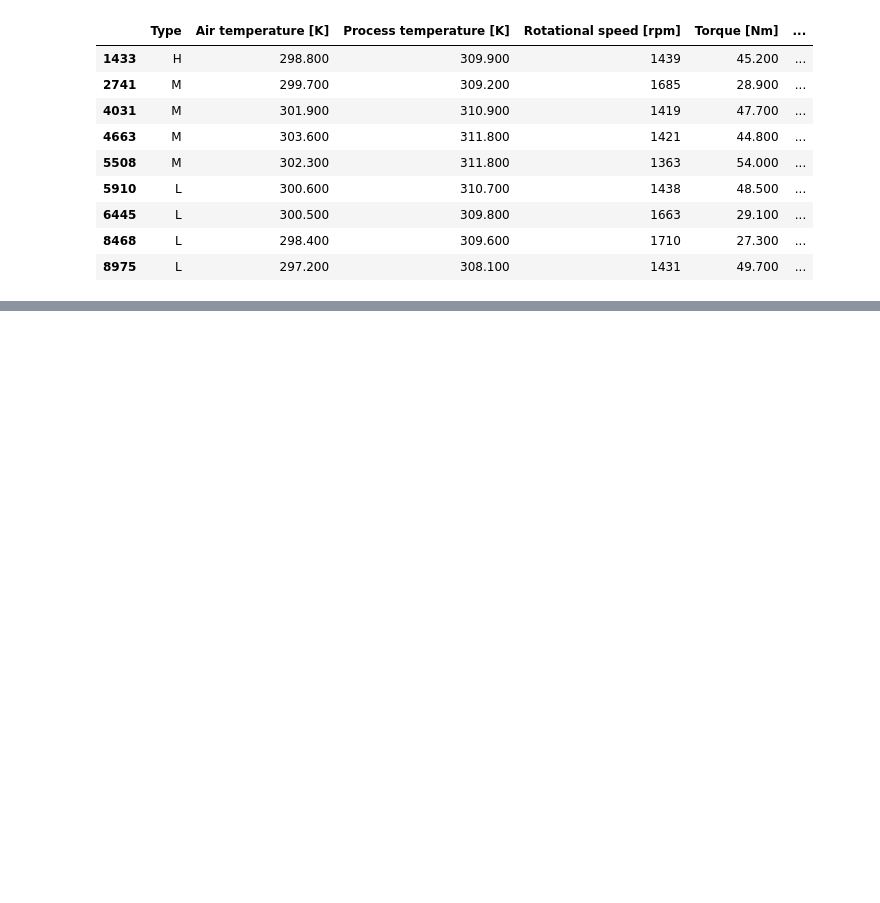
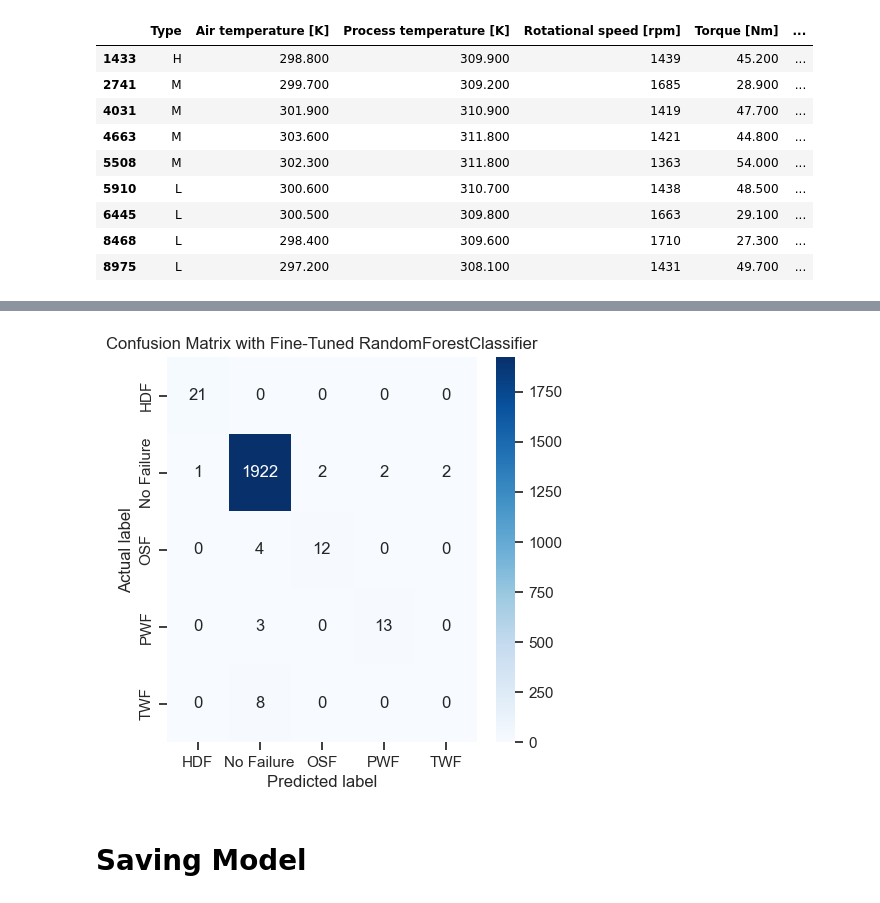
Before and after one commit to muscak/Maintenance-Prediction, a Jupyter notebook: Notebooks/Maintenance-Prediction.ipynb, the cells around one changed output, grey strips where cells are left out. Drawn from its saved outputs; the diff is of its cells as text; code cells hidden in the pictures; blank space fills up the shorter version.

```diff
--- a/Notebooks/Maintenance-Prediction.ipynb
+++ b/Notebooks/Maintenance-Prediction.ipynb
@@ -436,0 +580,5 @@ memory usage: 124.0+ bytes
+# %%
+df_model = df.copy()
+x = df_model[num_features + cat_features]
+y = df_model['FailureType']
+x_train, x_test, y_train, y_test = train_test_split(x, y, random_state=101, test_size=0.2, stratify=y)
@@ -436,0 +670,26 @@ memory usage: 124.0+ bytes
+# %%
+# New parameters for fine-tuning the RandomForestClassifier
+fine_tune_params = {
+    'model__n_estimators': [50, 100, 200, 300, 400, 500],
+    'model__max_depth': [None, 5, 10, 15, 20]
+}
+
+# Running a new GridSearchCV for fine-tuning
+fine_tune_grid = GridSearchCV(pip_model_no_pca, fine_tune_params, cv=3, scoring='f1_macro', n_jobs=-1, verbose=1)
+fine_tune_grid.fit(x_train, y_train)
+
+# Collecting and printing the fine-tuned results
+fine_tuned_results = pd.DataFrame(fine_tune_grid.cv_results_)
+fine_tuned_best_index = fine_tuned_results['mean_test_score'].idxmax()
+fine_tuned_best_params = fine_tuned_results.loc[fine_tuned_best_index, 'params']
+
+# Print best model parameters
+print("Best fine-tuned model parameters:")
+print(fine_tuned_best_params)
+
+# Finding the best estimator paramaters
+tuned_model = fine_tune_grid.best_estimator_
+y_pred = tuned_model.predict(x_test)
+
+# View new perfomance (focus on F1-score)
+get_metrics(y_test, y_pred)
@@ -436,0 +706,17 @@ memory usage: 124.0+ bytes
+# %%
+# Generate the confusion matrix
+cm = confusion_matrix(y_test, y_pred)
+
+# Plot the confusion matrix
+plt.figure(figsize=(5, 5))  # Larger figure size
+sb.heatmap(cm, annot=True, fmt='d', cmap='Blues',  # Use 'd' to format numbers as integers
+            xticklabels=np.unique(y_test),
+            yticklabels=np.unique(y_pred))
+plt.ylabel('Actual label')
+plt.xlabel('Predicted label')
+plt.title('Confusion Matrix with Fine-Tuned RandomForestClassifier')
+plt.show()
+# %% [output]
+[figure, added]
+# %% [markdown]
+# Saving Model
```
Also changed, not shown: parts of 21 cells of this notebook, 4 other files.
